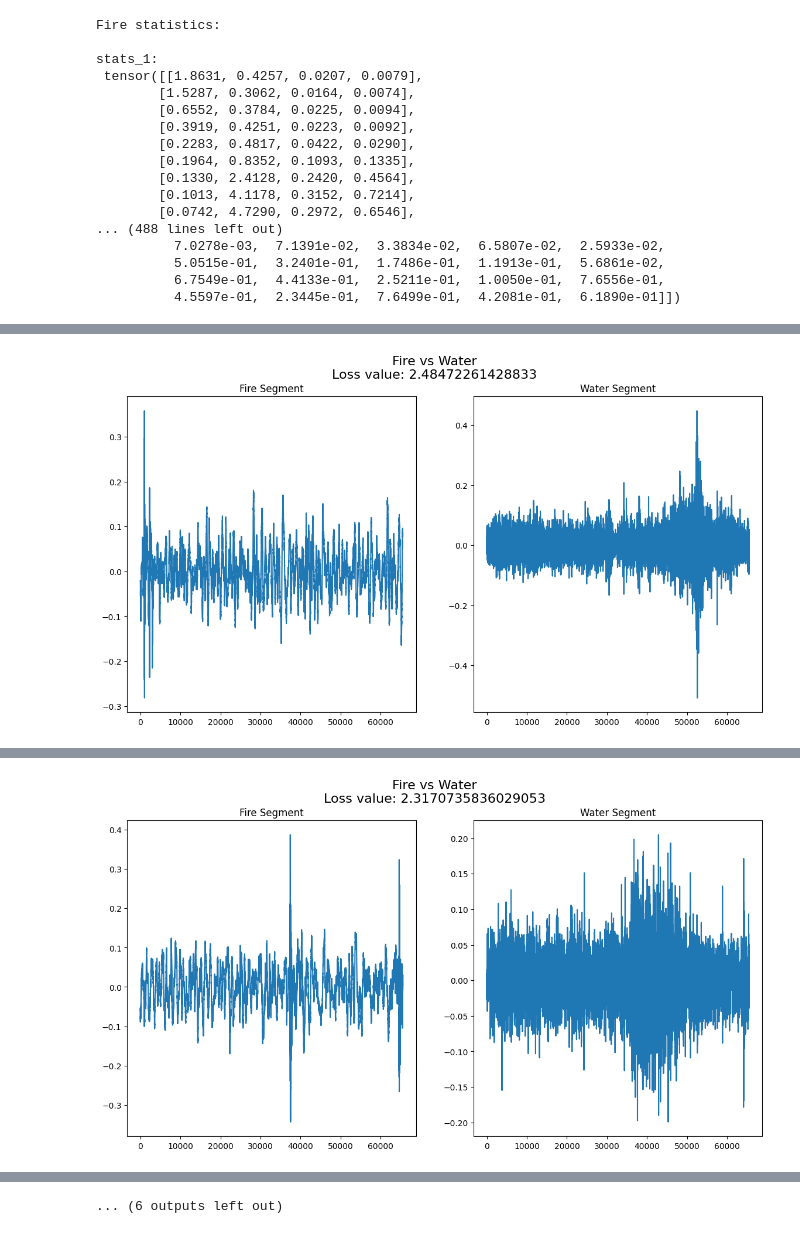
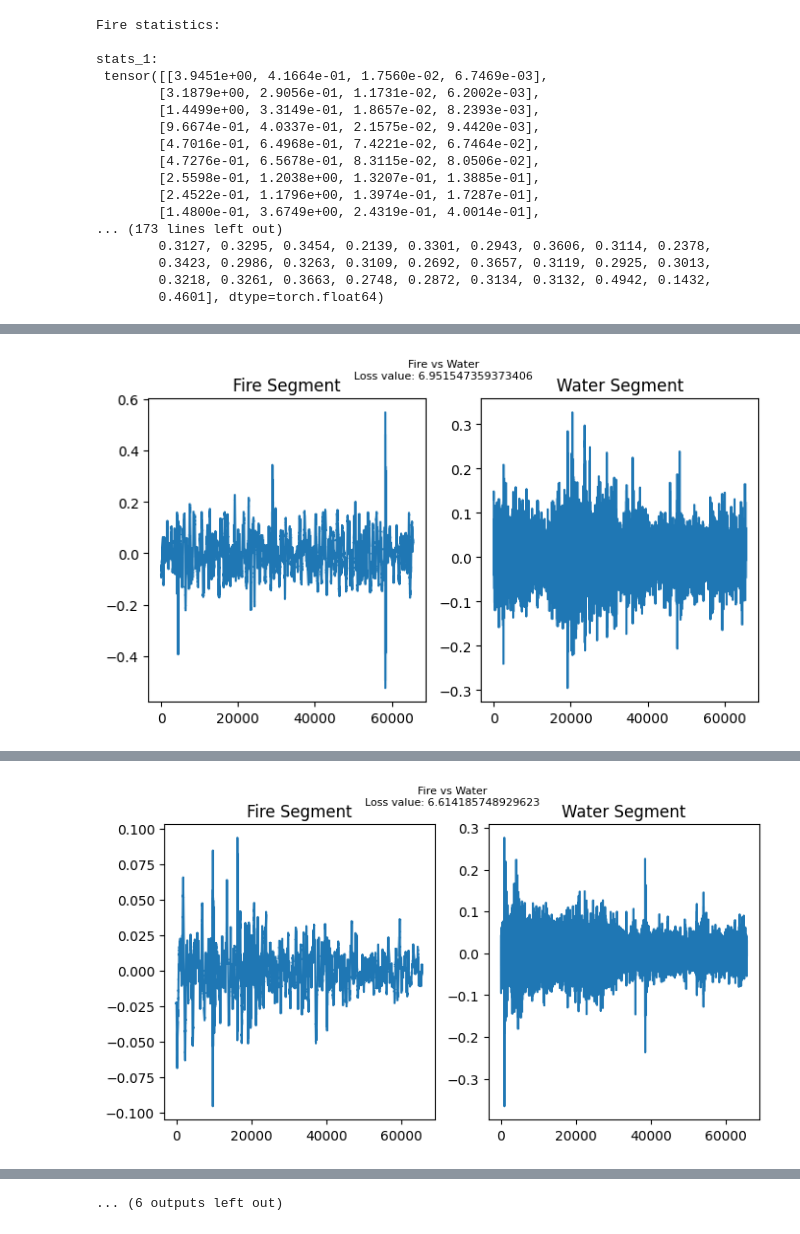
Before and after one commit to cordutie/ddsp_textures, a Jupyter notebook: loss/loss_tester.ipynb, the cells around one changed output, grey strips where cells are left out. Saved outputs shown, nothing was run; the diff lists cells and outputs as text; code cells hidden in the pictures.

```diff
--- a/loss/loss_tester.ipynb
+++ b/loss/loss_tester.ipynb
@@ -23,12 +26,14 @@ import torch
 # %%
 # Load audio to filter -----------------------------------
-fire_path  = ".."+"/sounds/fire.wav"
-water_path = ".."+"/sounds/water.wav"
-sr = 44100
+fire_path  = ".."+"/sounds/fire_sounds/fire.wav"
+water_path = ".."+"/sounds/water_sounds/water.wav"
+sr     = 44100
+new_sr = sr // 4 # for log_bank
 fire_audio, _  = librosa.load(fire_path, sr=sr)
 water_audio, _ = librosa.load(water_path, sr=sr)
 # Make list of segments for fire and water --------------
-frame_size = 2**16
+frame_size     = 2**16
+new_frame_size = frame_size // 4
 hop_size   = 2**16
 fire_segments = []
 water_segments = []
@@ -37,9 +42,12 @@ for i in range(0, len(fire_audio)-frame_size, hop_size):
 for i in range(0, len(water_audio)-frame_size, hop_size):
     water_segments.append(water_audio[i:i+frame_size])
 # Initialize erb_bank and log_bank for statistics loss --
-N_filterbank = 16
-erb_bank = ddsp_textures.auxiliar.filterbanks.EqualRectangularBandwidth(frame_size, sr, N_filterbank, 20, sr // 2)
-log_bank = ddsp_textures.auxiliar.filterbanks.Logarithmic(frame_size // 4, 11025, 6, 10, 11025 // 4)
+N_filter_bank = 20
+M_filter_bank = 10
+erb_bank    = ddsp_textures.auxiliar.filterbanks.EqualRectangularBandwidth(frame_size, sr, N_filter_bank, 20, sr // 2)
+log_bank    = ddsp_textures.auxiliar.filterbanks.Logarithmic(new_frame_size,       new_sr, M_filter_bank, 10, new_sr // 4)
+import torchaudio
+downsampler = torchaudio.transforms.Resample(sr, new_sr)
 # %%
 #Testing Statistics functions --------------------------------------------------
 
@@ -47,8 +55,8 @@ fire_segment  = fire_segments[np.random.randint(len(fire_segments))]
 water_segment = water_segments[np.random.randint(len(water_segments))]
 fire_segment  = torch.tensor(fire_segment)
 water_segment = torch.tensor(water_segment)
-fire_stats  = ddsp_textures.loss.functions.statistics(fire_segment, N_filterbank, sr, erb_bank, log_bank)
-water_stats = ddsp_textures.loss.functions.statistics(water_segment, N_filterbank, sr, erb_bank, log_bank)
+fire_stats  = ddsp_textures.loss.functions.statistics(fire_segment,  N_filter_bank, M_filter_bank, erb_bank, log_bank, downsampler)
+water_stats = ddsp_textures.loss.functions.statistics(water_segment, N_filter_bank, M_filter_bank, erb_bank, log_bank, downsampler)
 print("Fire statistics:\n")
 print("stats_1:\n", fire_stats[0])
 print("stats_2:\n", fire_stats[1])
@@ -65,20 +73,20 @@ print("stats_5:\n", water_stats[4])
 Fire statistics:
 
 stats_1:
- tensor([[1.8631, 0.4257, 0.0207, 0.0079],
-        [1.5287, 0.3062, 0.0164, 0.0074],
-        [0.6552, 0.3784, 0.0225, 0.0094],
-        [0.3919, 0.4251, 0.0223, 0.0092],
-        [0.2283, 0.4817, 0.0422, 0.0290],
-        [0.1964, 0.8352, 0.1093, 0.1335],
-        [0.1330, 2.4128, 0.2420, 0.4564],
-        [0.1013, 4.1178, 0.3152, 0.7214],
-        [0.0742, 4.7290, 0.2972, 0.6546],
-... (488 lines left out)
-          7.0278e-03,  7.1391e-02,  3.3834e-02,  6.5807e-02,  2.5933e-02,
-          5.0515e-01,  3.2401e-01,  1.7486e-01,  1.1913e-01,  5.6861e-02,
-          6.7549e-01,  4.4133e-01,  2.5211e-01,  1.0050e-01,  7.6556e-01,
-          4.5597e-01,  2.3445e-01,  7.6499e-01,  4.2081e-01,  6.1890e-01]])
+ tensor([[3.9451e+00, 4.1664e-01, 1.7560e-02, 6.7469e-03],
+        [3.1879e+00, 2.9056e-01, 1.1731e-02, 6.2002e-03],
+        [1.4499e+00, 3.3149e-01, 1.8657e-02, 8.2393e-03],
+        [9.6674e-01, 4.0337e-01, 2.1575e-02, 9.4420e-03],
+        [4.7016e-01, 6.4968e-01, 7.4221e-02, 6.7464e-02],
+        [4.7276e-01, 6.5678e-01, 8.3115e-02, 8.0506e-02],
+        [2.5598e-01, 1.2038e+00, 1.3207e-01, 1.3885e-01],
+        [2.4522e-01, 1.1796e+00, 1.3974e-01, 1.7287e-01],
+        [1.4800e-01, 3.6749e+00, 2.4319e-01, 4.0014e-01],
+... (173 lines left out)
+        0.3127, 0.3295, 0.3454, 0.2139, 0.3301, 0.2943, 0.3606, 0.3114, 0.2378,
+        0.3423, 0.2986, 0.3263, 0.3109, 0.2692, 0.3657, 0.3119, 0.2925, 0.3013,
+        0.3218, 0.3261, 0.3663, 0.2748, 0.2872, 0.3134, 0.3132, 0.4942, 0.1432,
+        0.4601], dtype=torch.float64)
 # %%
 # Test Statistics loss function on three random pair of segments and plot them
 for i in range(3):
@@ -86,40 +94,40 @@ for i in range(3):
     water_segment = water_segments[np.random.randint(len(water_segments))]
     fire_segment  = torch.tensor(fire_segment)
     #play water and fire segments
     display(Audio(fire_segment, rate=sr))
     display(Audio(water_segment, rate=sr))
     water_segment = torch.tensor(water_segment)
-    loss_value = ddsp_textures.loss.functions.statistics_loss(fire_segment, water_segment, 16, 44100, erb_bank, log_bank)
-    fig, (ax1, ax2) = plt.subplots(1, 2, figsize=(14, 7))
+    loss_value = ddsp_textures.loss.functions.statistics_loss(fire_segment, water_segment, N_filter_bank, M_filter_bank, erb_bank, log_bank, downsampler)
+    fig, (ax1, ax2) = plt.subplots(1, 2, figsize=(8, 4))
     ax1.plot(fire_segment)
     ax1.set_title('Fire Segment')
     ax2.plot(water_segment)
     ax2.set_title('Water Segment')
-    fig.suptitle(f'Fire vs Water\nLoss value: {loss_value}', fontsize=16)
+    fig.suptitle(f'Fire vs Water\nLoss value: {loss_value}', fontsize=8)
     plt.show()
 # Test Statistics loss function on three random pair of fair
 for i in range(3):
     fire_segment_1 = fire_segments[np.random.randint(len(fire_segments))]
     fire_segment_2 = fire_segments[np.random.randint(len(fire_segments))]
     fire_segment_1 = torch.tensor(fire_segment_1)
     fire_segment_2 = torch.tensor(fire_segment_2)
     #play water and fire segments
     display(Audio(fire_segment_1, rate=sr))
     display(Audio(fire_segment_2, rate=sr))
-    loss_value = ddsp_textures.loss.functions.statistics_loss(fire_segment_1, fire_segment_2, 16, 44100, erb_bank, log_bank)
-    fig, (ax1, ax2) = plt.subplots(1, 2, figsize=(14, 7))
+    loss_value = ddsp_textures.loss.functions.statistics_loss(fire_segment_1, fire_segment_2, N_filter_bank, M_filter_bank, erb_bank, log_bank, downsampler)
+    fig, (ax1, ax2) = plt.subplots(1, 2, figsize=(8, 4))
     ax1.plot(fire_segment_1)
     ax1.set_title('Fire Segment_1')
     ax2.plot(fire_segment_2)
     ax2.set_title('Fire_segment_2')
-    fig.suptitle(f'Fire vs Fire\nLoss value: {loss_value}', fontsize=16)
+    fig.suptitle(f'Fire vs Fire\nLoss value: {loss_value}', fontsize=8)
     plt.show()
 # %% [output]
 [interactive output not drawn]
 [interactive output not drawn]
-[figure, old version]
+[figure, new version]
 [interactive output not drawn]
 [interactive output not drawn]
-[figure, old version]
+[figure, new version]
 [interactive output not drawn]
 [interactive output not drawn]
```
Also changed, not shown: parts of 5 cells of this notebook, 21 other files.
